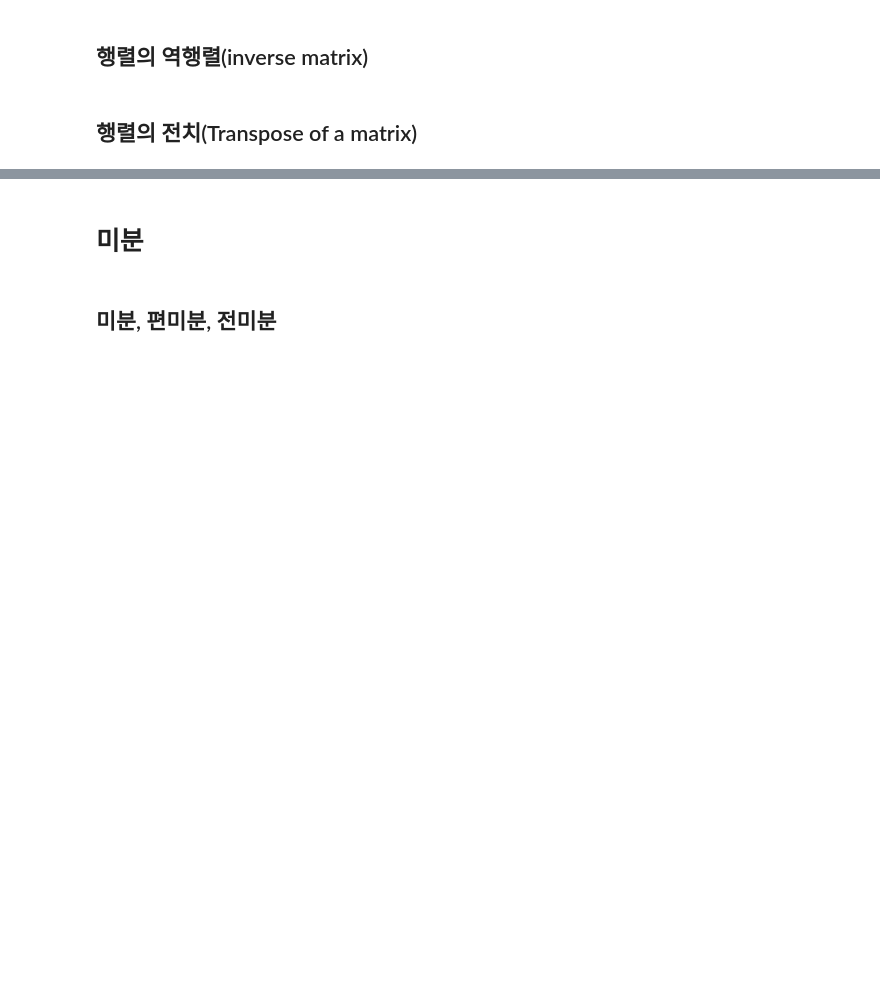
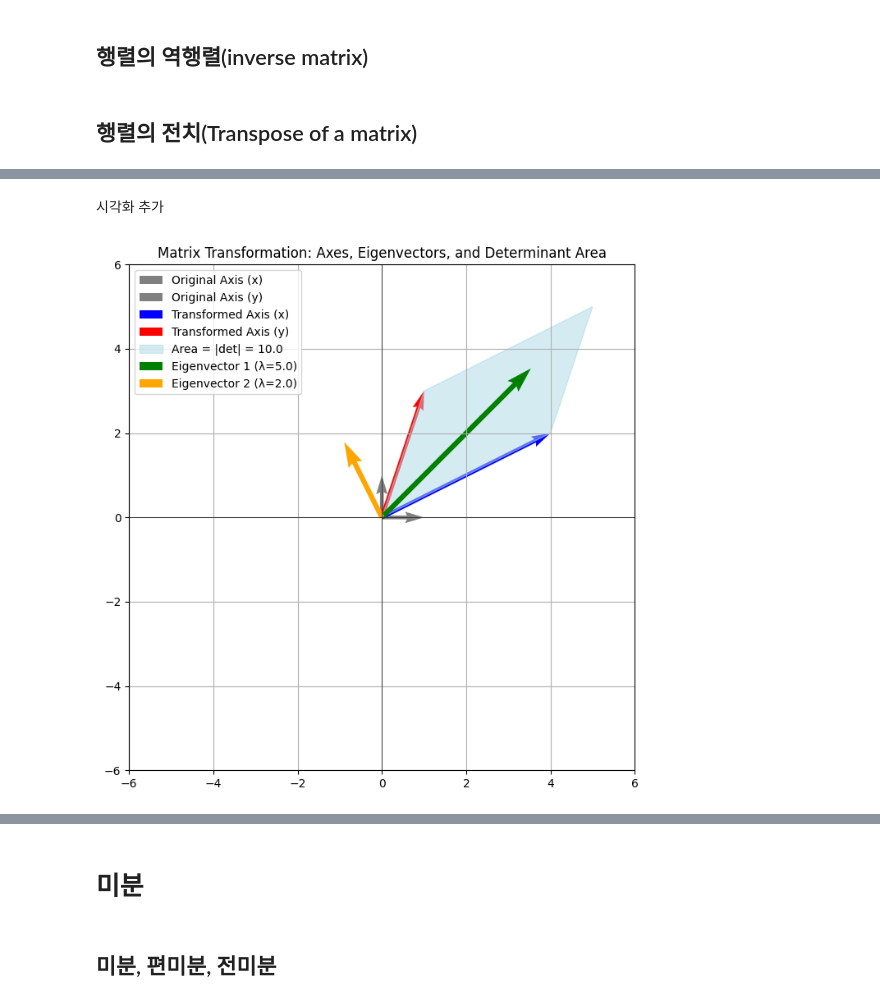
Before and after one commit to freejyb/Deep-learning, a Jupyter notebook: 딥러닝(수학1).ipynb, the cells around one changed output, grey strips where cells are left out. Saved outputs shown, nothing was run; the diff lists cells and outputs as text; code cells hidden in the pictures; blank space fills up the shorter version.

```diff
--- a/딥러닝(수학1).ipynb
+++ b/딥러닝(수학1).ipynb
@@ -765,0 +885,54 @@ print(transpose_matrix_alt)
+# %% [markdown]
+시각화 추가
+# %%
+import numpy as np
+import matplotlib.pyplot as plt
+
+# Define the matrix
+matrix_newer = np.array([[4, 1],
+                         [2, 3]])
+
+# Calculate eigenvalues and eigenvectors
+eigenvalues_newer, eigenvectors_newer = np.linalg.eig(matrix_newer)
+
+# Calculate the determinant of the matrix
+determinant_newer = np.linalg.det(matrix_newer)
+
+# Plot the original axes, transformed axes, eigenvectors, and determinant area
+fig, ax = plt.subplots(figsize=(8, 8))
+
+# Plot the original coordinate axes
+ax.quiver(0, 0, 1, 0, angles='xy', scale_units='xy', scale=1, color='gray', label='Original Axis (x)')
+ax.quiver(0, 0, 0, 1, angles='xy', scale_units='xy', scale=1, color='gray', label='Original Axis (y)')
+
+# Apply the transformation matrix to the original unit vectors
+transformed_x = matrix_newer @ np.array([1, 0])
+transformed_y = matrix_newer @ np.array([0, 1])
+
+# Plot the transformed axes
+ax.quiver(0, 0, transformed_x[0], transformed_x[1], angles='xy', scale_units='xy', scale=1, color='blue', label='Transformed Axis (x)')
+ax.quiver(0, 0, transformed_y[0], transformed_y[1], angles='xy', scale_units='xy', scale=1, color='red', label='Transformed Axis (y)')
+
+# Fill the parallelogram defined by the transformed unit square
+parallelogram = np.array([[0, 0], transformed_x, transformed_x + transformed_y, transformed_y])
+ax.fill(parallelogram[:, 0], parallelogram[:, 1], color='lightblue', alpha=0.5, label=f"Area = |det| = {determinant_newer:.1f}")
+
+# Plot the eigenvectors scaled by eigenvalues for comparison
+colors = ['green', 'orange']
+for i in range(len(eigenvalues_newer)):
+    eig_vector = eigenvectors_newer[:, i] * eigenvalues_newer[i]  # Scale eigenvector by eigenvalue
+    ax.quiver(0, 0, eig_vector[0], eig_vector[1], angles='xy', scale_units='xy', scale=1,
+              color=colors[i], label=f"Eigenvector {i+1} (λ={eigenvalues_newer[i]:.1f})", width=0.01)
+
+# Set plot limits and labels
+ax.set_xlim(-6, 6)
+ax.set_ylim(-6, 6)
+ax.axhline(0, color='black', linewidth=0.5)
+ax.axvline(0, color='black', linewidth=0.5)
+ax.grid(True)
+ax.set_aspect('equal', adjustable='box')
+plt.legend()
+plt.title("Matrix Transformation: Axes, Eigenvectors, and Determinant Area")
+plt.show()
+# %% [output]
+[figure, added]
```
Also changed, not shown: parts of 9 cells of this notebook.
